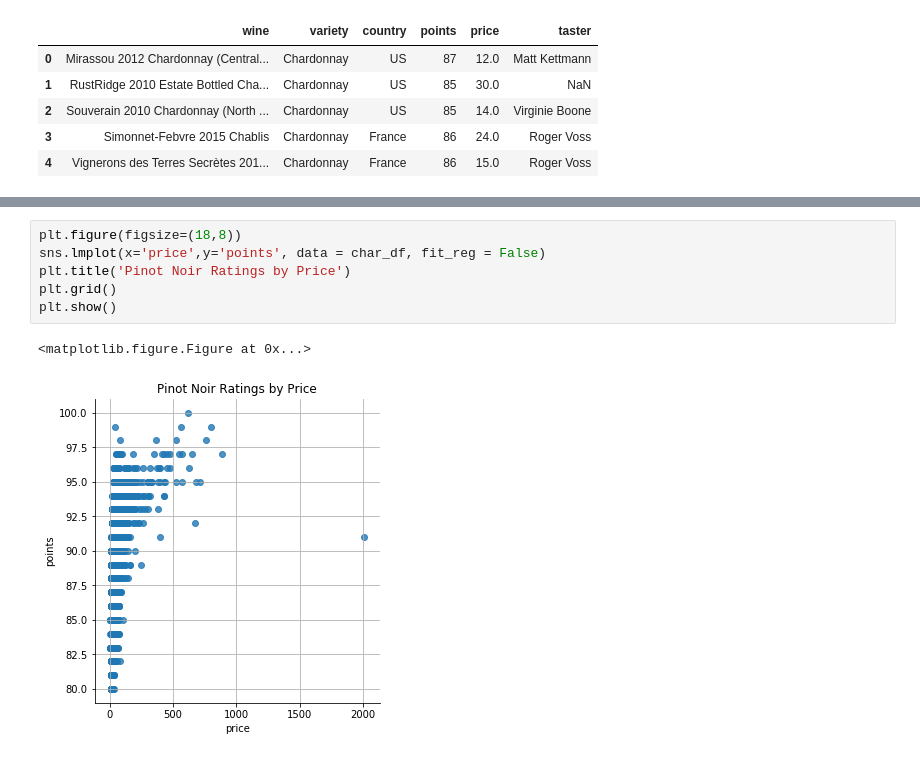
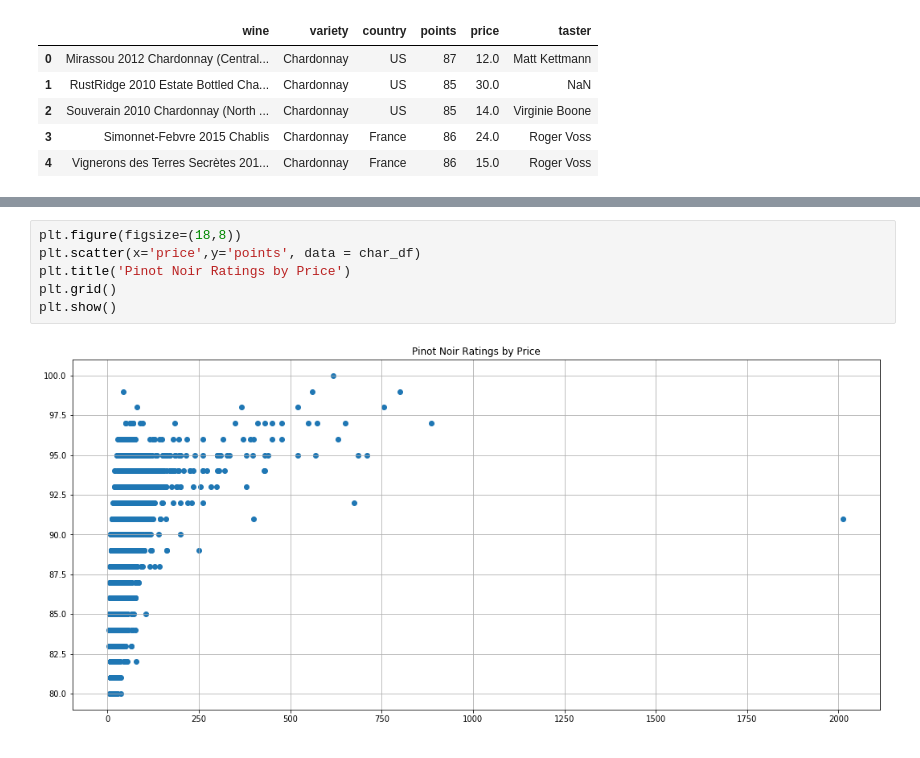
Before and after one commit to ENGRMike/GWProjectOne, a Jupyter notebook: VinyardDataAnalysis_sm_char.ipynb, the cells around one changed output, grey strips where cells are left out. Saved outputs shown, nothing was run; the diff lists cells and outputs as text.

```diff
--- a/VinyardDataAnalysis_sm_char.ipynb
+++ b/VinyardDataAnalysis_sm_char.ipynb
@@ -20,12 +41,11 @@ char_df.head()
 # %%
 plt.figure(figsize=(18,8))
-sns.lmplot(x='price',y='points', data = char_df, fit_reg = False)
+plt.scatter(x='price',y='points', data = char_df)
 plt.title('Pinot Noir Ratings by Price')
 plt.grid()
 plt.show()
 # %% [output]
-<matplotlib.figure.Figure at 0x...>
-[figure, old version]
+[figure, new version]
 # %%
 #SNS Violin plot, width shows how many wines are at that point value
 plt.figure(figsize=(18,8))
```
Also changed, not shown: parts of 3 cells of this notebook, 2 other files.
